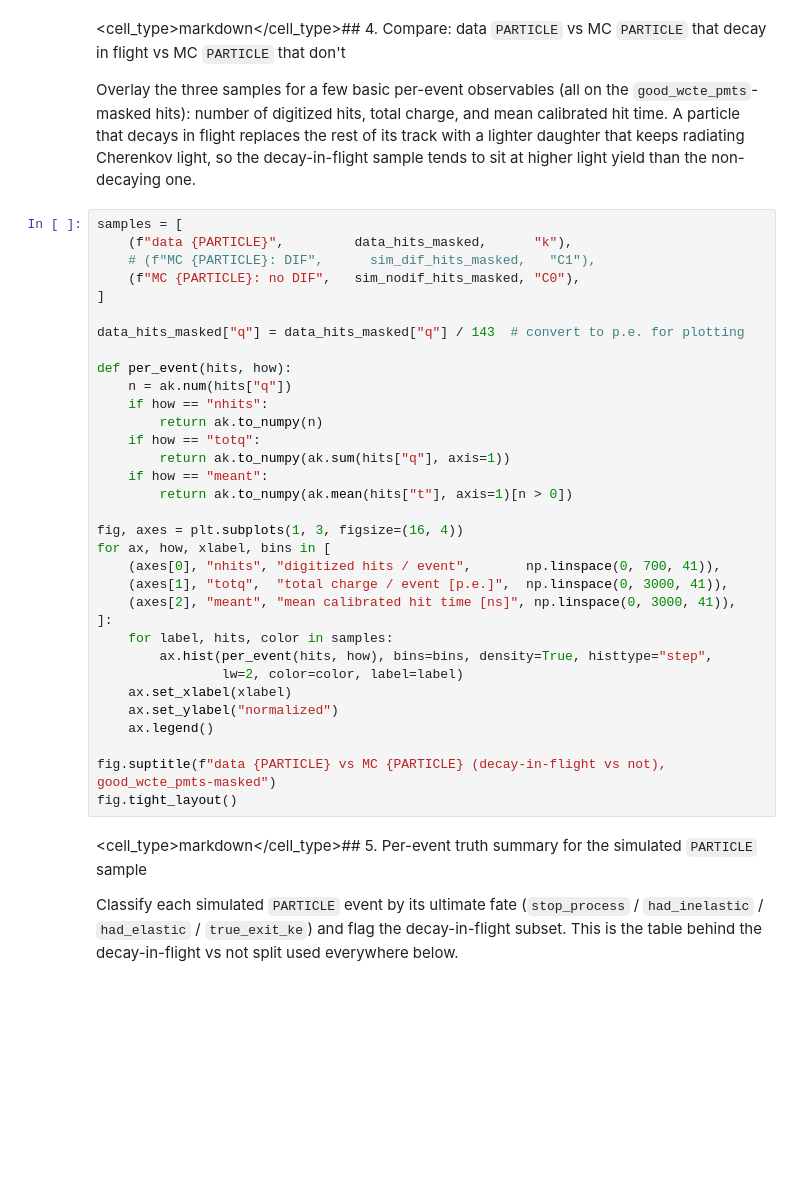
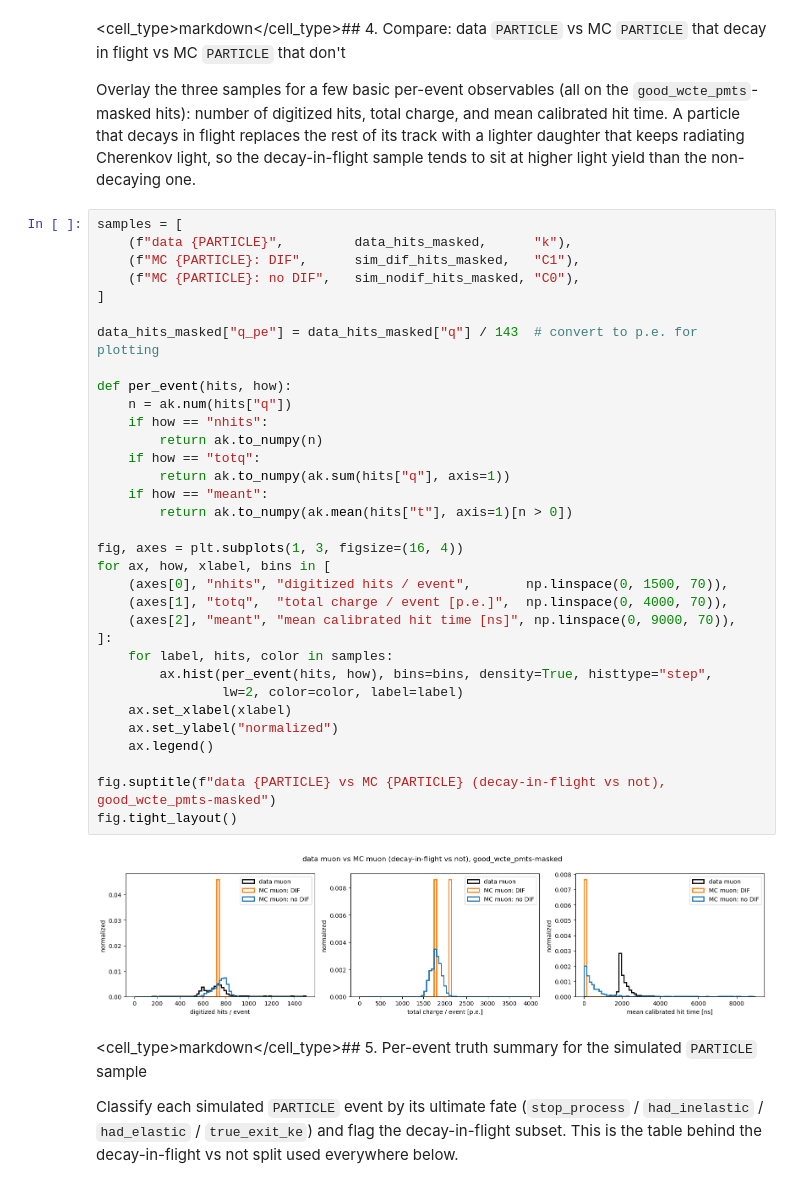
Before and after one commit to Acraplet/WCSim-data-format, a Jupyter notebook: examples/compare_sim_data.ipynb, the cells around one changed output. Drawn from its saved outputs; the diff is of its cells as text; blank space fills up the shorter version.

```diff
--- a/examples/compare_sim_data.ipynb
+++ b/examples/compare_sim_data.ipynb
@@ -261,36 +370,38 @@ decay-in-flight sample tends to sit at higher light yield than the non-decaying
 # %%
 samples = [
     (f"data {PARTICLE}",         data_hits_masked,      "k"),
-    # (f"MC {PARTICLE}: DIF",      sim_dif_hits_masked,   "C1"),
+    (f"MC {PARTICLE}: DIF",      sim_dif_hits_masked,   "C1"),
     (f"MC {PARTICLE}: no DIF",   sim_nodif_hits_masked, "C0"),
 ]
 
-data_hits_masked["q"] = data_hits_masked["q"] / 143  # convert to p.e. for plotting
+data_hits_masked["q_pe"] = data_hits_masked["q"] / 143  # convert to p.e. for plotting
 
 def per_event(hits, how):
     n = ak.num(hits["q"])
     if how == "nhits":
         return ak.to_numpy(n)
     if how == "totq":
         return ak.to_numpy(ak.sum(hits["q"], axis=1))
     if how == "meant":
         return ak.to_numpy(ak.mean(hits["t"], axis=1)[n > 0])
 
 fig, axes = plt.subplots(1, 3, figsize=(16, 4))
 for ax, how, xlabel, bins in [
-    (axes[0], "nhits", "digitized hits / event",       np.linspace(0, 700, 41)),
-    (axes[1], "totq",  "total charge / event [p.e.]",  np.linspace(0, 3000, 41)),
-    (axes[2], "meant", "mean calibrated hit time [ns]", np.linspace(0, 3000, 41)),
+    (axes[0], "nhits", "digitized hits / event",       np.linspace(0, 1500, 70)),
+    (axes[1], "totq",  "total charge / event [p.e.]",  np.linspace(0, 4000, 70)),
+    (axes[2], "meant", "mean calibrated hit time [ns]", np.linspace(0, 9000, 70)),
 ]:
     for label, hits, color in samples:
         ax.hist(per_event(hits, how), bins=bins, density=True, histtype="step",
                 lw=2, color=color, label=label)
     ax.set_xlabel(xlabel)
     ax.set_ylabel("normalized")
     ax.legend()
 
 fig.suptitle(f"data {PARTICLE} vs MC {PARTICLE} (decay-in-flight vs not), good_wcte_pmts-masked")
 fig.tight_layout()
+# %% [output]
+[figure, added]
 # %% [markdown]
 <cell_type>markdown</cell_type>## 5. Per-event truth summary for the simulated `PARTICLE` sample
 
```
Also changed, not shown: parts of 16 cells of this notebook.
